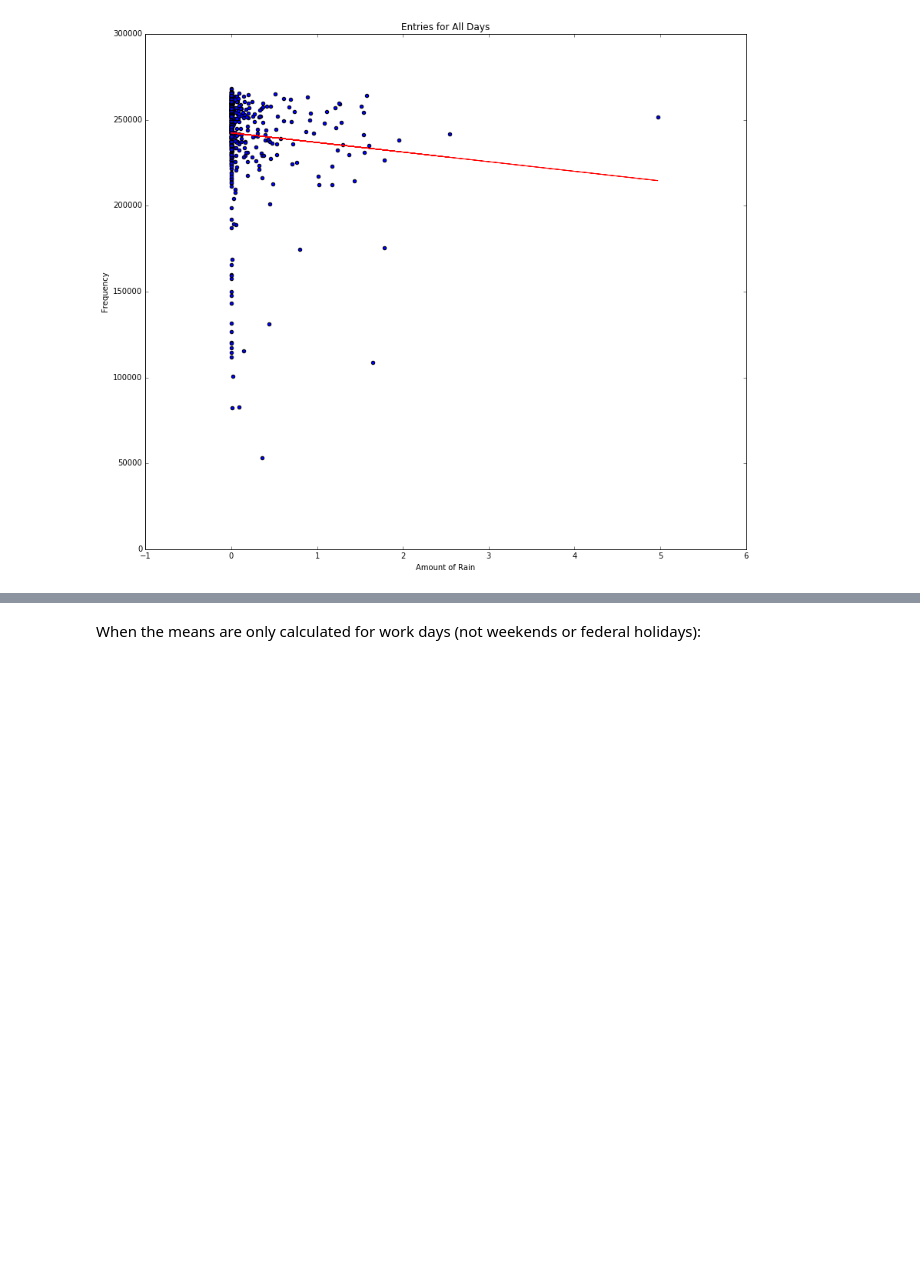
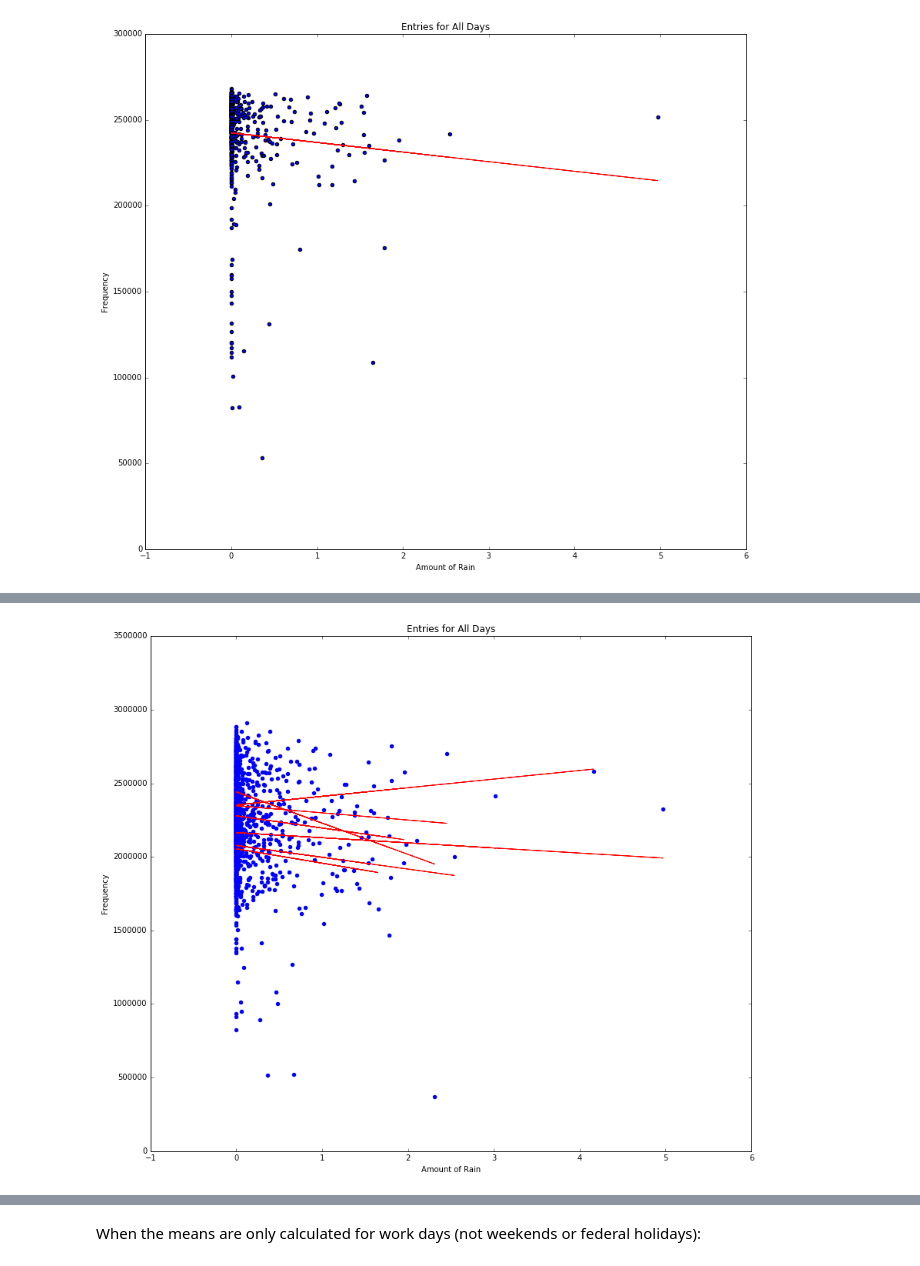
Before and after one commit to pragmadox/applied_stats_project, a Jupyter notebook: final_project.ipynb, the cells around one changed output, grey strips where cells are left out. Cells and saved outputs as stored; diff of their text form; code cells hidden in the pictures; blank space fills up the shorter version.

```diff
--- a/final_project.ipynb
+++ b/final_project.ipynb
@@ -238,0 +355,58 @@ print(fit[1]-fit[0])
+# %%
+x1 = df[(df.pmt>0)&(df.weekend==1)].rain
+y1 = df[(df.pmt>0)&(df.weekend==1)].pmt
+
+x2 = df[(df.pmt>0)&(df.weekend==2)].rain
+y2 = df[(df.pmt>0)&(df.weekend==2)].pmt
+
+x3 = df[(df.pmt>0)&(df.weekend==3)].rain
+y3 = df[(df.pmt>0)&(df.weekend==3)].pmt
+
+x4 = df[(df.pmt>0)&(df.weekend==4)].rain
+y4 = df[(df.pmt>0)&(df.weekend==4)].pmt
+
+x5 = df[(df.pmt>0)&(df.weekend==5)].rain
+y5 = df[(df.pmt>0)&(df.weekend==5)].pmt
+
+x6 = df[(df.pmt>0)&(df.weekend==6)].rain
+y6 = df[(df.pmt>0)&(df.weekend==6)].pmt
+
+x7 = df[(df.pmt>0)&(df.weekend==7)].rain
+y7 = df[(df.pmt>0)&(df.weekend==7)].pmt
+
+fig, ax = plt.subplots(figsize=(14,12))
+
+fit1 = np.polyfit(x1, y1, deg=1)
+ax.plot(x1, fit1[0] * x1 + fit1[1], color='red')
+ax.scatter(x1, y1, color='blue')
+
+fit2 = np.polyfit(x2, y2, deg=1)
+ax.plot(x2, fit2[0] * x2 + fit2[1], color='red')
+ax.scatter(x2, y2, color='blue')
+
+fit3 = np.polyfit(x3, y3, deg=1)
+ax.plot(x3, fit3[0] * x3 + fit3[1], color='red')
+ax.scatter(x3, y3, color='blue')
+
+fit4 = np.polyfit(x4, y4, deg=1)
+ax.plot(x4, fit4[0] * x4 + fit4[1], color='red')
+ax.scatter(x4, y4, color='blue')
+
+fit5 = np.polyfit(x5, y5, deg=1)
+ax.plot(x5, fit5[0] * x5 + fit5[1], color='red')
+ax.scatter(x5, y5, color='blue')
+
+fit6 = np.polyfit(x6, y6, deg=1)
+ax.plot(x6, fit6[0] * x6 + fit6[1], color='red')
+ax.scatter(x6, y6, color='blue')
+
+fit7 = np.polyfit(x7, y7, deg=1)
+ax.plot(x7, fit7[0] * x7 + fit7[1], color='red')
+ax.scatter(x7, y7, color='blue')
+
+plt.title("Entries for All Days")
+plt.xlabel("Amount of Rain")
+plt.ylabel("Frequency")
+plt.show()
+# %% [output]
+[figure, added]
```
Also changed, not shown: parts of 32 cells of this notebook, 1 other file.
